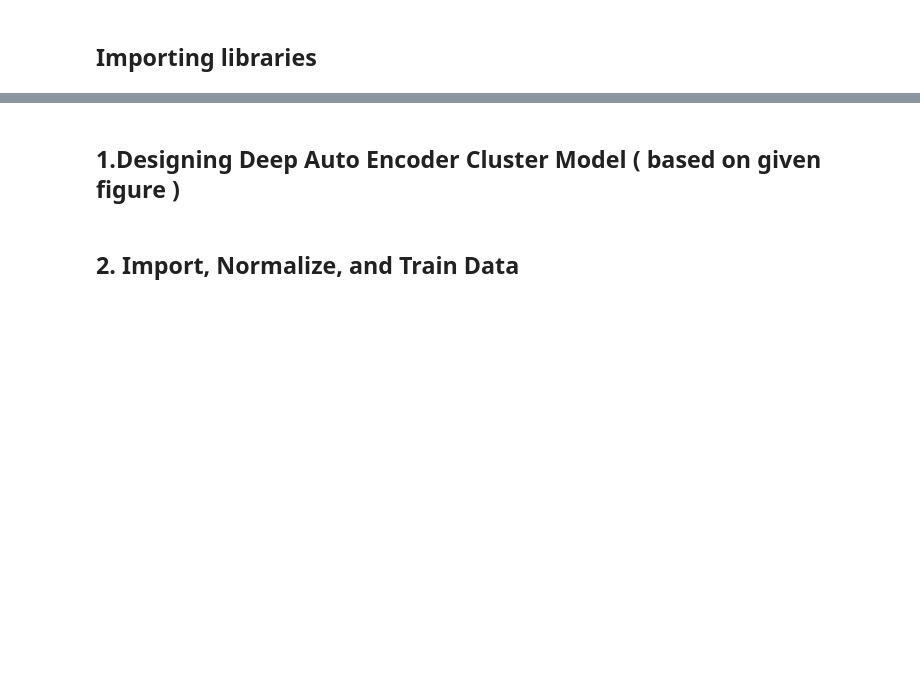
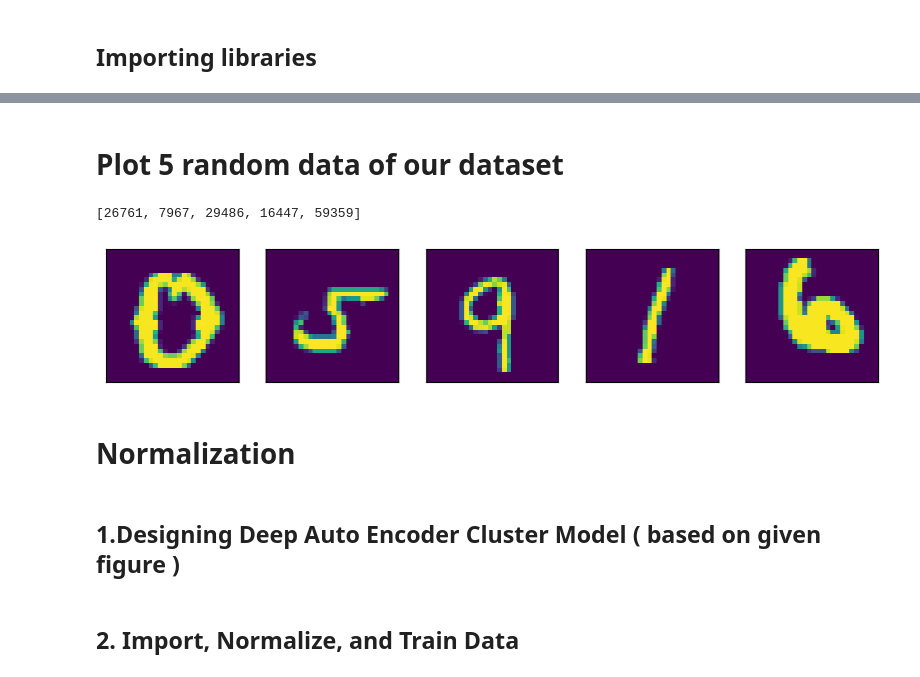
Before and after one commit to pooyaaf/Neural-Networks-Deep-Learning, a Jupyter notebook: Homework/HomeWork1/NoteBooks/Q3/AutoEncoder.ipynb, the cells around one changed output, grey strips where cells are left out. Cells and saved outputs as stored; diff of their text form; code cells hidden in the pictures; blank space fills up the shorter version.

```diff
--- a/Homework/HomeWork1/NoteBooks/Q3/AutoEncoder.ipynb
+++ b/Homework/HomeWork1/NoteBooks/Q3/AutoEncoder.ipynb
@@ -46,0 +36,3 @@ from sklearn.metrics import silhouette_score, adjusted_rand_score
+# %%
+#download dataset
+(images_train, label_train),(images_test,label_test) = mnist.load_data()
@@ -46,0 +42,27 @@ from sklearn.metrics import silhouette_score, adjusted_rand_score
+# %% [markdown]
+# Plot 5 random data of our dataset
+# %%
+#show mnist dataset
+import random
+class_names = ['0', '1', '2', '3', '4',
+               '5', '6', '7', '8', '9']
+plt.figure(figsize=(10,10))
+
+rand_list=[]
+for i in range(5):
+    rand_list.append(random.randint(0,60000))
+print(rand_list)
+
+j=0
+for i in rand_list:
+  plt.subplot(5,5,j+1)
+  plt.xticks([])
+  plt.yticks([])
+  plt.imshow(images_train[i])
+  j=j+1
+plt.show()
+# %% [output]
+[26761, 7967, 29486, 16447, 59359]
+[figure, added]
+# %% [markdown]
+# Normalization
```
Also changed, not shown: parts of 22 cells of this notebook.
